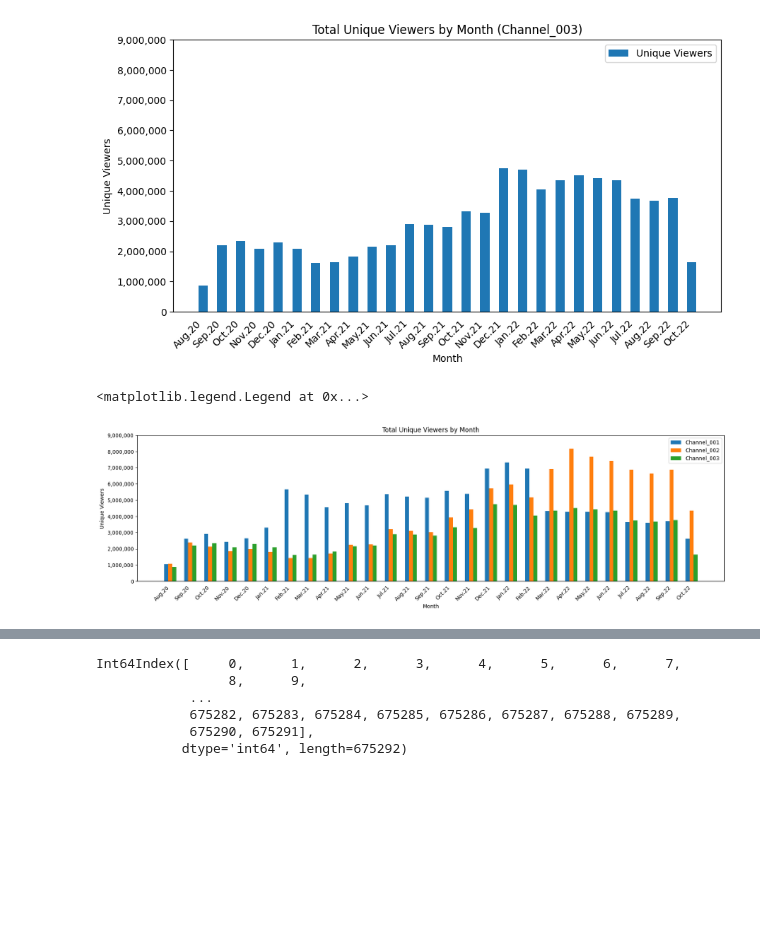
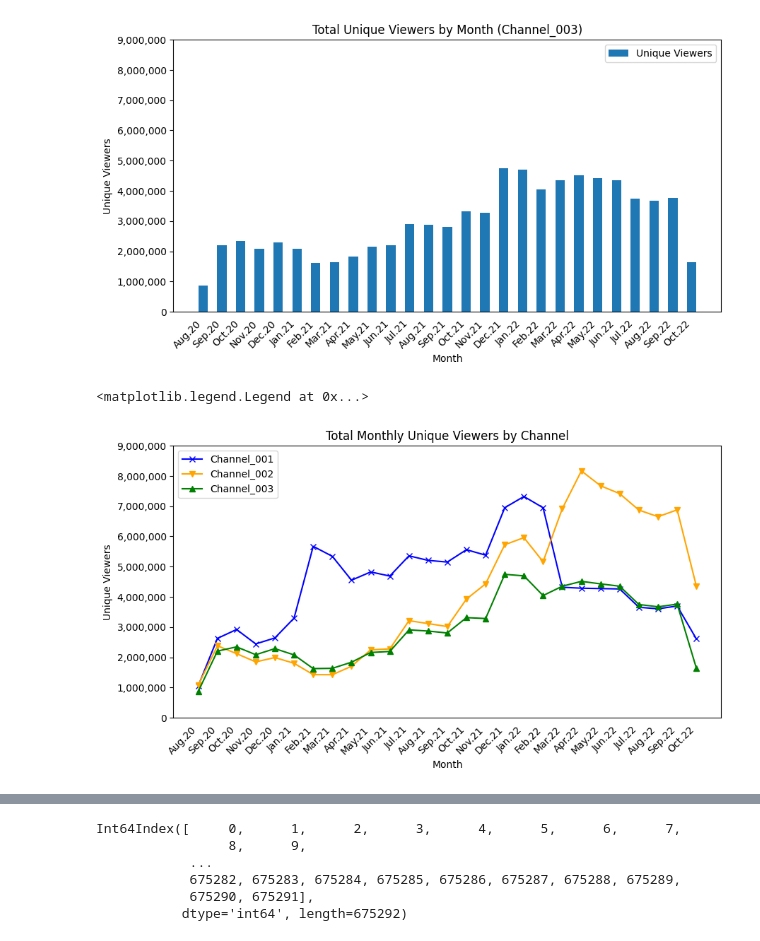
Before and after one commit to Peter-Nguyen96/Capstone-Project-Analytics-Dashboard-and-ML-Model, a Jupyter notebook: Initial EDA/Plots_Viewership.ipynb, the cells around one changed output, grey strips where cells are left out. Drawn from its saved outputs; the diff is of its cells as text; code cells hidden in the pictures; blank space fills up the shorter version.

```diff
--- a/Initial EDA/Plots_Viewership.ipynb
+++ b/Initial EDA/Plots_Viewership.ipynb
@@ -881,39 +881,38 @@ plt.legend()
 # %%
 # Plot unique viewers by month for all channels
 
 # Set the x-axis to a list of strings for each month.
 months = ["Aug.20", "Sep.20", "Oct.20", "Nov.20", "Dec.20", "Jan.21", "Feb.21", "Mar.21", "Apr.21", "May.21", "Jun.21", "Jul.21", "Aug.21", "Sep.21", "Oct.21", "Nov.21", "Dec.21", "Jan.22", "Feb.22", "Mar.22", "Apr.22", "May.22", "Jun.22", "Jul.22", "Aug.22", "Sep.22", "Oct.22"]
-x_axis = np.arange(len(months))
 
 # Create the plot
-plt.rcParams["figure.figsize"] = (20, 5)
-viewers1 = plt.bar(x_axis -0.2, ch01_viewers_by_month, label='Channel_001', width=0.2, tick_label=None)
-viewers2 = plt.bar(x_axis, ch02_viewers_by_month, label='Channel_002', width=0.2, tick_label=None)
-viewers3 = plt.bar(x_axis +0.2, ch03_viewers_by_month, label='Channel_003', width=0.2, tick_label=None)
-plt.xticks(x_axis, months, rotation=45, horizontalalignment='right')
+plt.rcParams["figure.figsize"] = (10, 5)
+viewers1 = plt.plot(months, ch01_viewers_by_month, label='Channel_001', color='blue', marker='x')
+viewers2 = plt.plot(months, ch02_viewers_by_month, label='Channel_002', color='orange', marker='v')
+viewers3 = plt.plot(months, ch03_viewers_by_month, label='Channel_003', color='green', marker='^')
+plt.xticks(size=10, rotation=45, ha='right')
 
 # Create labels for the x and y axes.
 plt.xlabel("Month")
 plt.ylabel("Unique Viewers")
 
 # Set the y limit between 0 and 70000
 plt.ylim(0, 9000000)
 
 # Format the y-axis values
 current_values = plt.gca().get_yticks()
 plt.gca().set_yticklabels(['{:,.0f}'.format(x) for x in current_values])
 
 # Remove the xticks
 plt.tick_params(bottom = False)
 
 # Create a title.
-plt.title("Total Unique Viewers by Month")
+plt.title("Total Monthly Unique Viewers by Channel")
 
 # Add the legend.
 plt.legend()
 # %% [output]
 <matplotlib.legend.Legend at 0x...>
-[figure, old version]
+[figure, new version]
 # %%
 # Calculate top10 unique viewers countries for Channel_001
 ch01_viewers_by_country = viewership_df.loc[viewership_df['channel'] == 'Channel_001'].groupby(['country']).sum()['unique_viewers']
```
Also changed, not shown: parts of 25 cells of this notebook.
